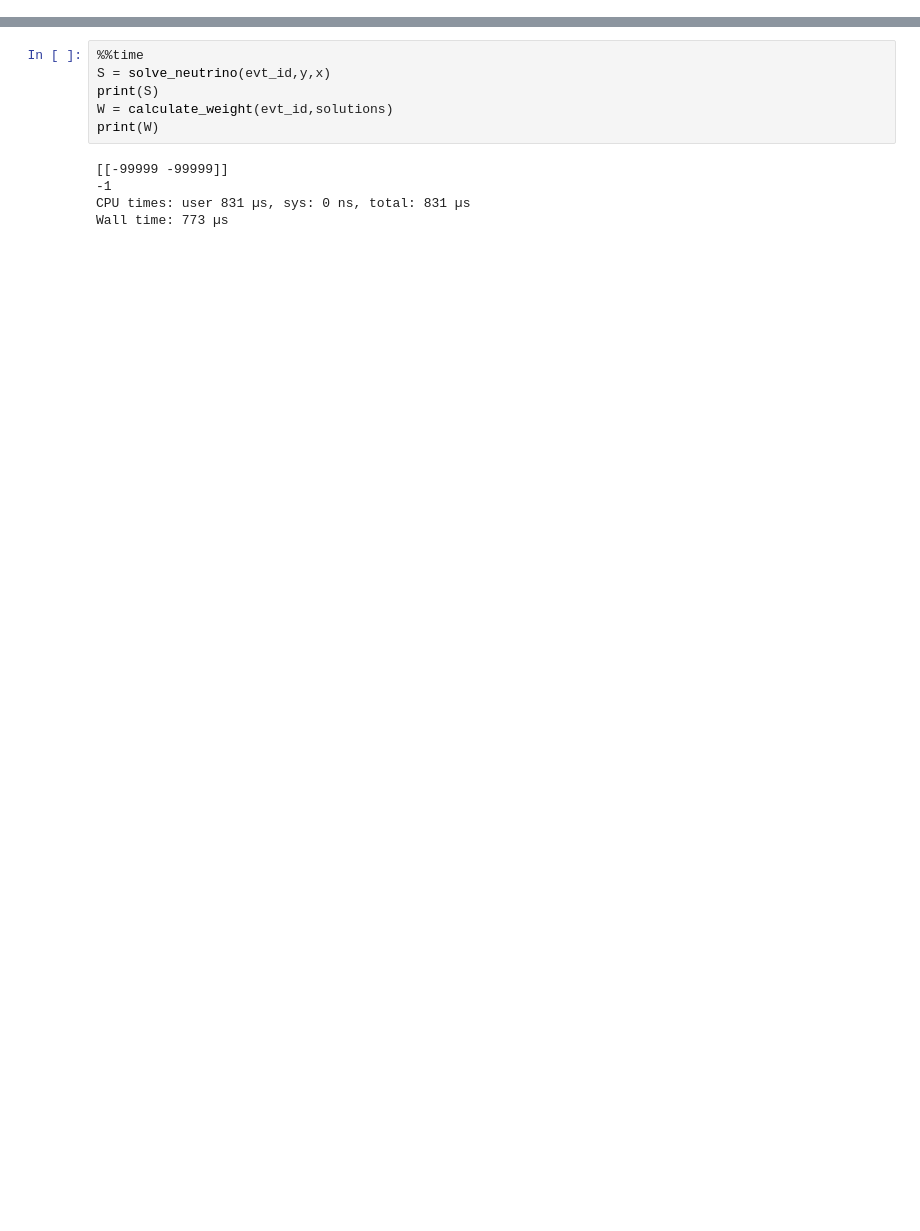
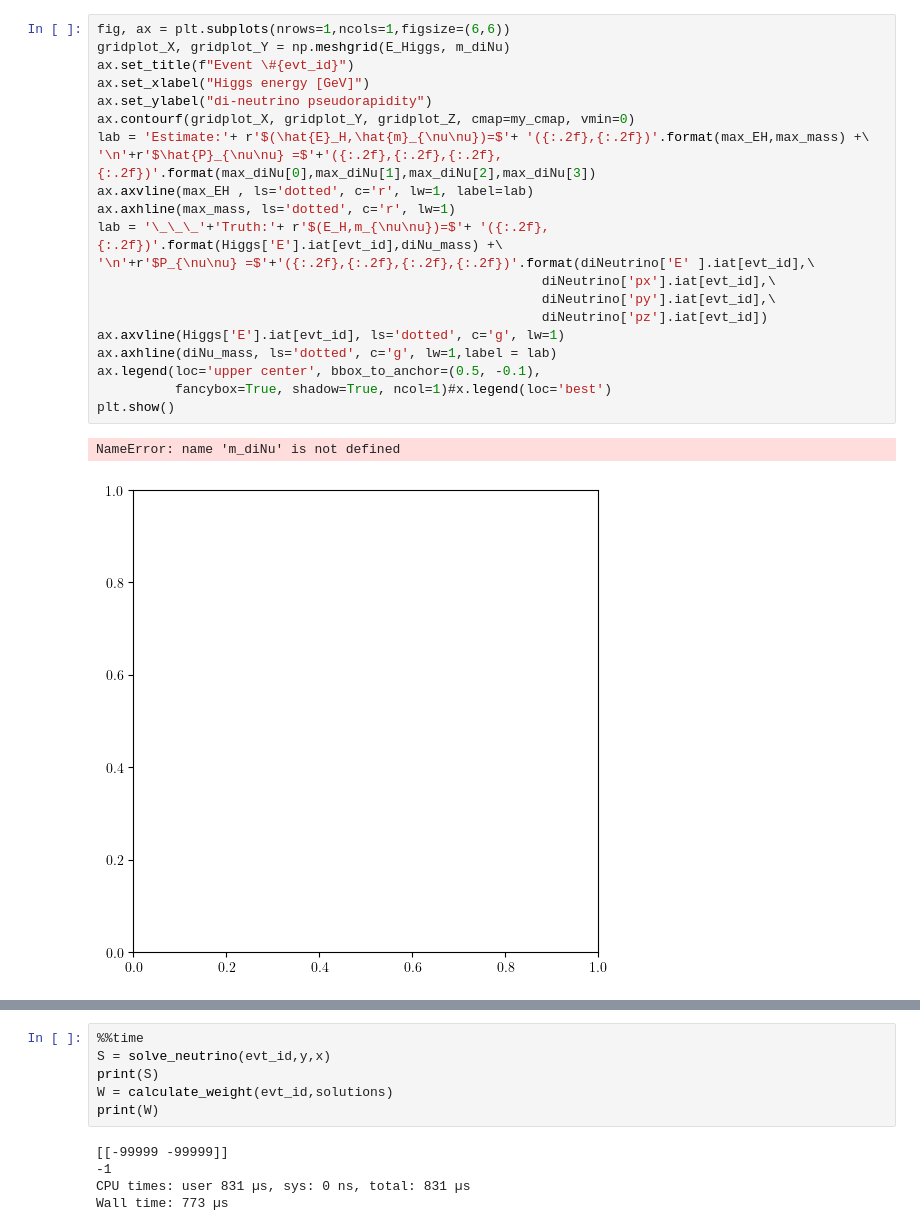
Before and after one commit to SiangYuan-Lin/Bell-Inequality-study, a Jupyter notebook: Neutrino_weighting.ipynb, the cells around one changed output, grey strips where cells are left out. Saved outputs shown, nothing was run; the diff lists cells and outputs as text; blank space fills up the shorter version.

```diff
--- a/Neutrino_weighting.ipynb
+++ b/Neutrino_weighting.ipynb
@@ -0,0 +550,24 @@
+# %%
+fig, ax = plt.subplots(nrows=1,ncols=1,figsize=(6,6))
+gridplot_X, gridplot_Y = np.meshgrid(E_Higgs, m_diNu)
+ax.set_title(f"Event \#{evt_id}")
+ax.set_xlabel("Higgs energy [GeV]")
+ax.set_ylabel("di-neutrino pseudorapidity")
+ax.contourf(gridplot_X, gridplot_Y, gridplot_Z, cmap=my_cmap, vmin=0)
+lab = 'Estimate:'+ r'$(\hat{E}_H,\hat{m}_{\nu\nu})=$'+ '({:.2f},{:.2f})'.format(max_EH,max_mass) +\
+'\n'+r'$\hat{P}_{\nu\nu} =$'+'({:.2f},{:.2f},{:.2f},{:.2f})'.format(max_diNu[0],max_diNu[1],max_diNu[2],max_diNu[3])
+ax.axvline(max_EH , ls='dotted', c='r', lw=1, label=lab)
+ax.axhline(max_mass, ls='dotted', c='r', lw=1)
+lab = '\_\_\_'+'Truth:'+ r'$(E_H,m_{\nu\nu})=$'+ '({:.2f},{:.2f})'.format(Higgs['E'].iat[evt_id],diNu_mass) +\
+'\n'+r'$P_{\nu\nu} =$'+'({:.2f},{:.2f},{:.2f},{:.2f})'.format(diNeutrino['E' ].iat[evt_id],\
+                                                         diNeutrino['px'].iat[evt_id],\
+                                                         diNeutrino['py'].iat[evt_id],\
+                                                         diNeutrino['pz'].iat[evt_id])
+ax.axvline(Higgs['E'].iat[evt_id], ls='dotted', c='g', lw=1)
+ax.axhline(diNu_mass, ls='dotted', c='g', lw=1,label = lab)
+ax.legend(loc='upper center', bbox_to_anchor=(0.5, -0.1),
+          fancybox=True, shadow=True, ncol=1)#x.legend(loc='best')
+plt.show()
+# %% [output]
+NameError: name 'm_diNu' is not defined
+[figure, added]
```
Also changed, not shown: parts of 85 cells of this notebook, 10 other files.
